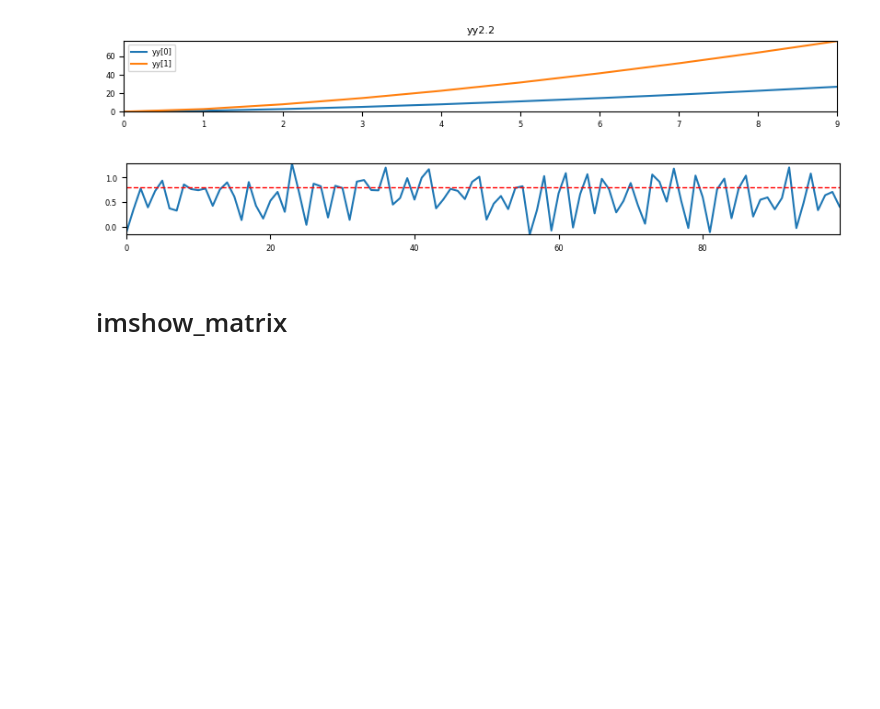
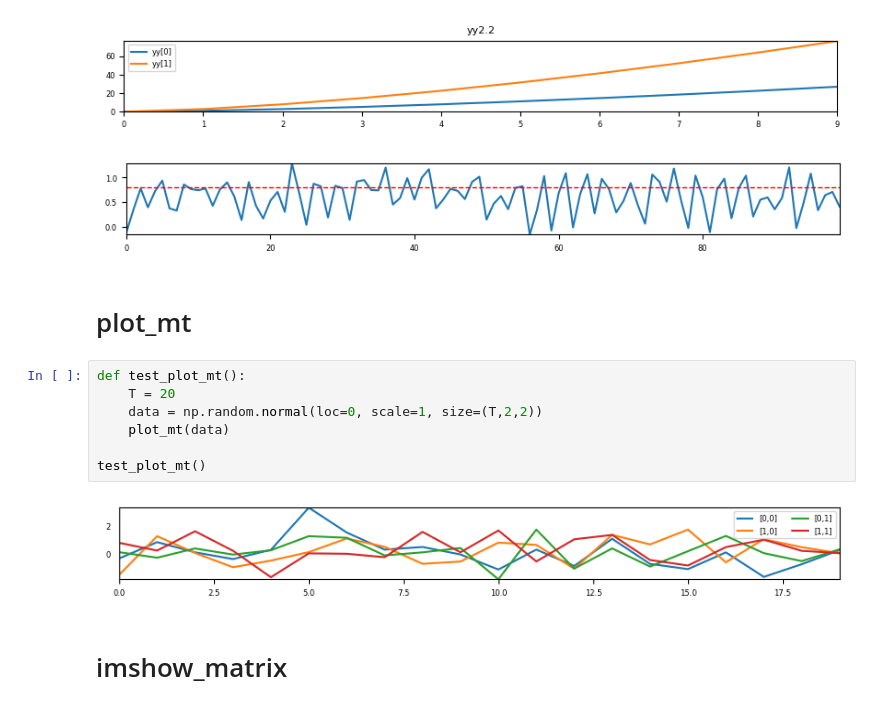
Before and after one commit to einnovator/spikeml, a Jupyter notebook: nb/test_plot.ipynb, the cells around one changed output. Saved outputs shown, nothing was run; the diff lists cells and outputs as text; blank space fills up the shorter version.

```diff
--- a/nb/test_plot.ipynb
+++ b/nb/test_plot.ipynb
@@ -64,6 +64,17 @@ test_plot_lidata()
 [figure]
 [figure]
 [figure]
+# %% [markdown]
+# plot_mt
+# %%
+def test_plot_mt():
+    T = 20
+    data = np.random.normal(loc=0, scale=1, size=(T,2,2))
+    plot_mt(data)
+
+test_plot_mt()
+# %% [output]
+[figure, added]
 # %% [markdown]
 # imshow_matrix
 # %%
```
Also changed, not shown: 10 other files.
